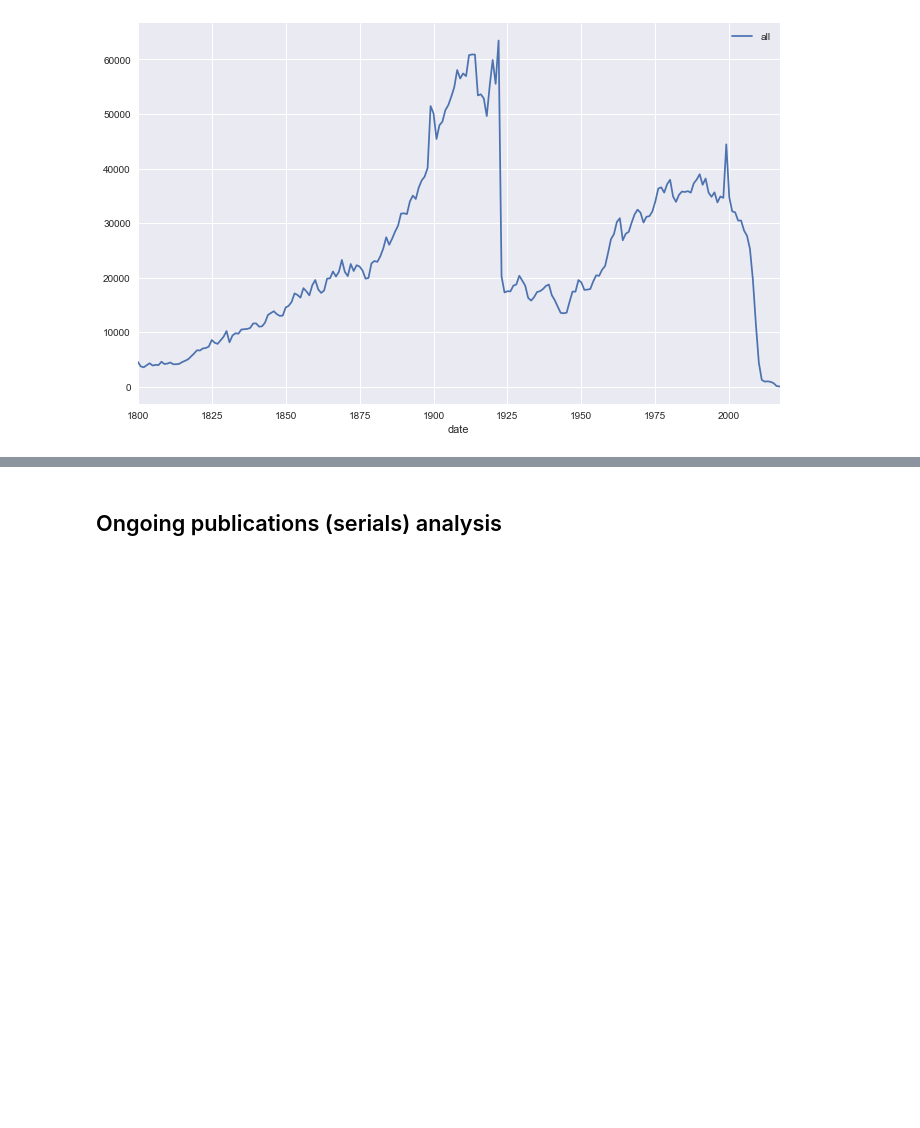
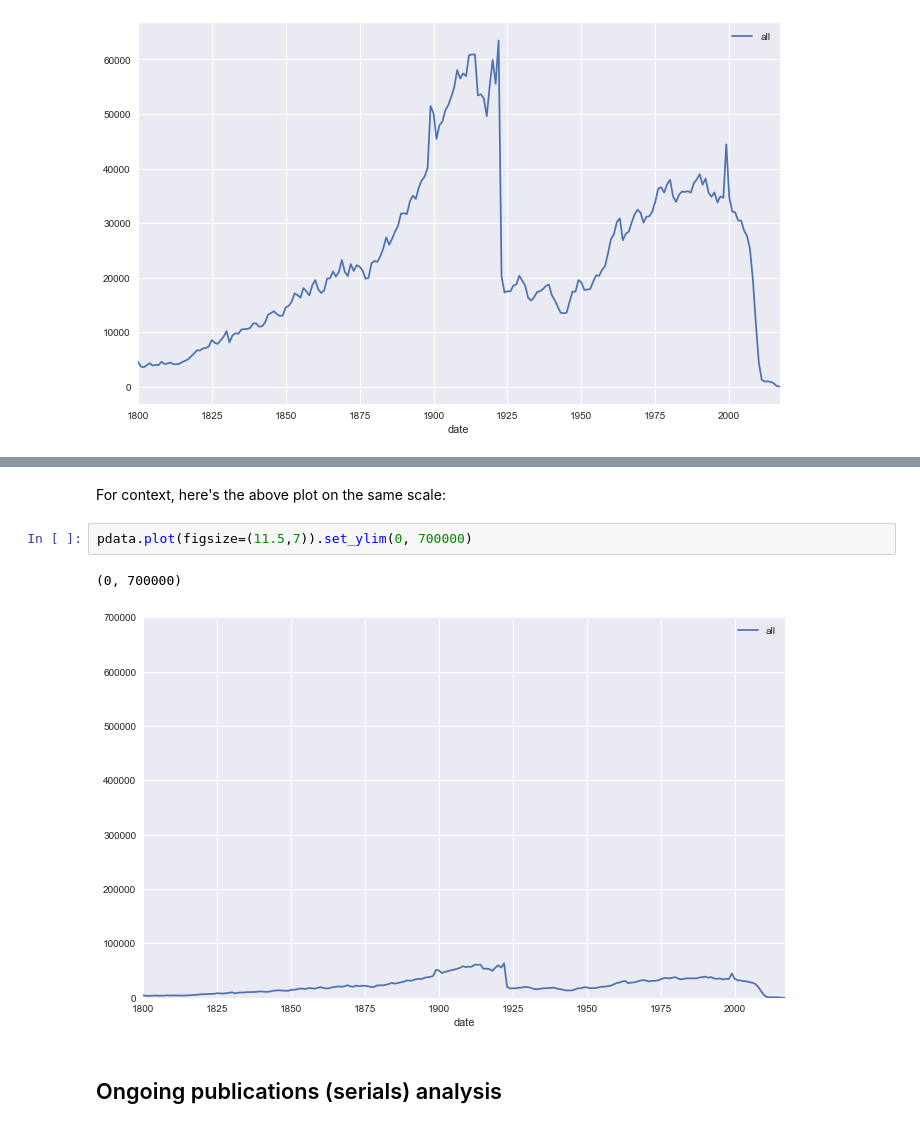
Before and after one commit to hadro/hathi_analysis, a Jupyter notebook: HathiTrust_analytics_v2.ipynb, the cells around one changed output, grey strips where cells are left out. Cells and saved outputs as stored; diff of their text form; blank space fills up the shorter version.

```diff
--- a/HathiTrust_analytics_v2.ipynb
+++ b/HathiTrust_analytics_v2.ipynb
@@ -494,6 +491,13 @@ pdata.plot(figsize=(11.5,7))
 For comparison, here is the distribution of all publications in WorldCat, as estimates by Brian Lavoie and Lorcan Dempsey in an 2009 D-Lib article titled ["Beyond 1923: Characteristics of Potentially In-copyright Print Books in Library Collections"](http://www.dlib.org/dlib/november09/lavoie/11lavoie.html)
 
 <img style="float: left;" alt='Year distribution of all publications from WorldCat' src="https://www.journalofelectronicpublishing.org/images/3336451.0009.208-00000004.jpg">
+# %% [markdown]
+For context, here's the above plot on the same scale:
+# %%
+pdata.plot(figsize=(11.5,7)).set_ylim(0, 700000)
+# %% [output]
+(0, 700000)
+[figure, added]
 # %% [markdown]
 ## Ongoing publications (serials) analysis
 # %%
```
Also changed, not shown: parts of 3 cells of this notebook.
